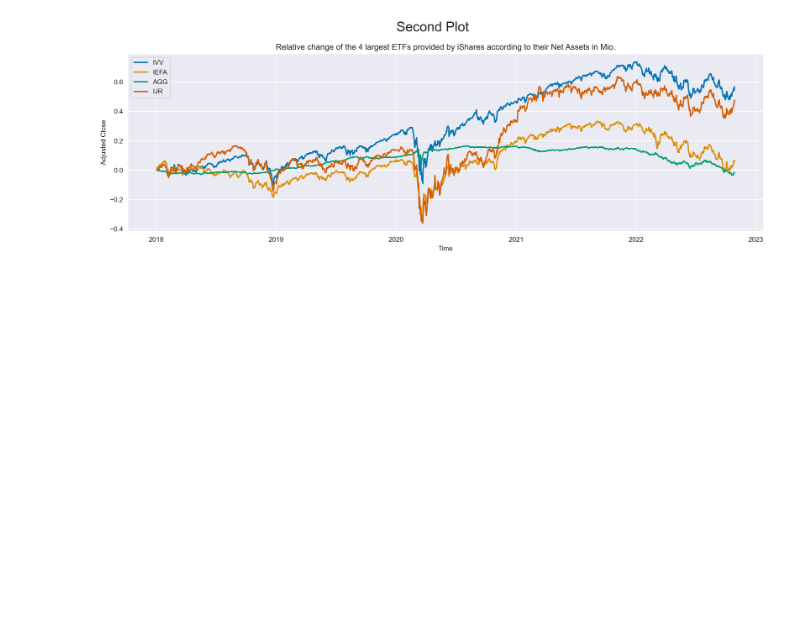
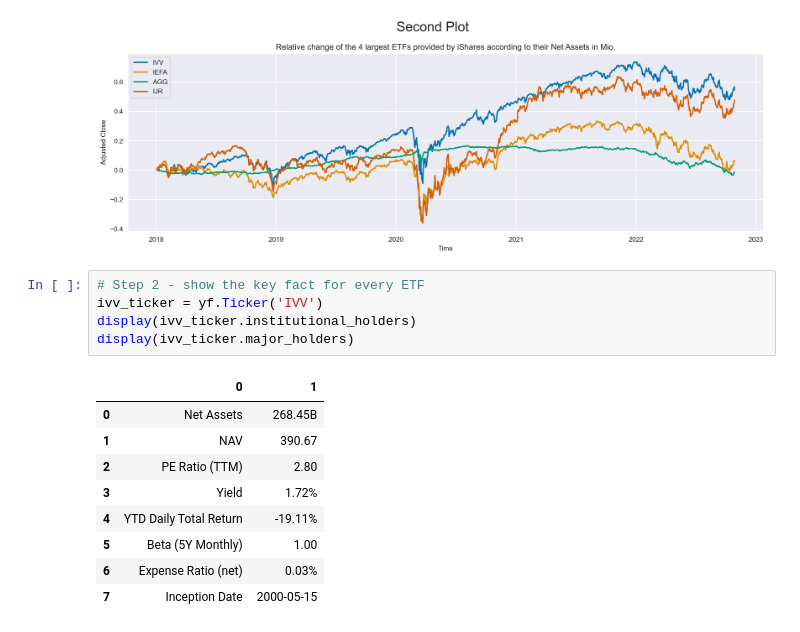
Before and after one commit to Ankru98/finengin, a Jupyter notebook: Code_Jupiter.ipynb, the cells around one changed output. Drawn from its saved outputs; the diff is of its cells as text; blank space fills up the shorter version.

```diff
--- a/Code_Jupiter.ipynb
+++ b/Code_Jupiter.ipynb
@@ -155,3 +160,18 @@ plt.legend()
 plt.show();
 # %% [output]
 [figure]
+# %%
+# Step 2 - show the key fact for every ETF
+ivv_ticker = yf.Ticker('IVV')
+display(ivv_ticker.institutional_holders)
+display(ivv_ticker.major_holders)
+# %% [output]
+|  | 0 | 1 |
+| 0 | Net Assets | 268.45B |
+| 1 | NAV | 390.67 |
+| 2 | PE Ratio (TTM) | 2.80 |
+| 3 | Yield | 1.72% |
+| 4 | YTD Daily Total Return | -19.11% |
+| 5 | Beta (5Y Monthly) | 1.00 |
+| 6 | Expense Ratio (net) | 0.03% |
+| 7 | Inception Date | 2000-05-15 |
```
Also changed, not shown: parts of 7 cells of this notebook.
